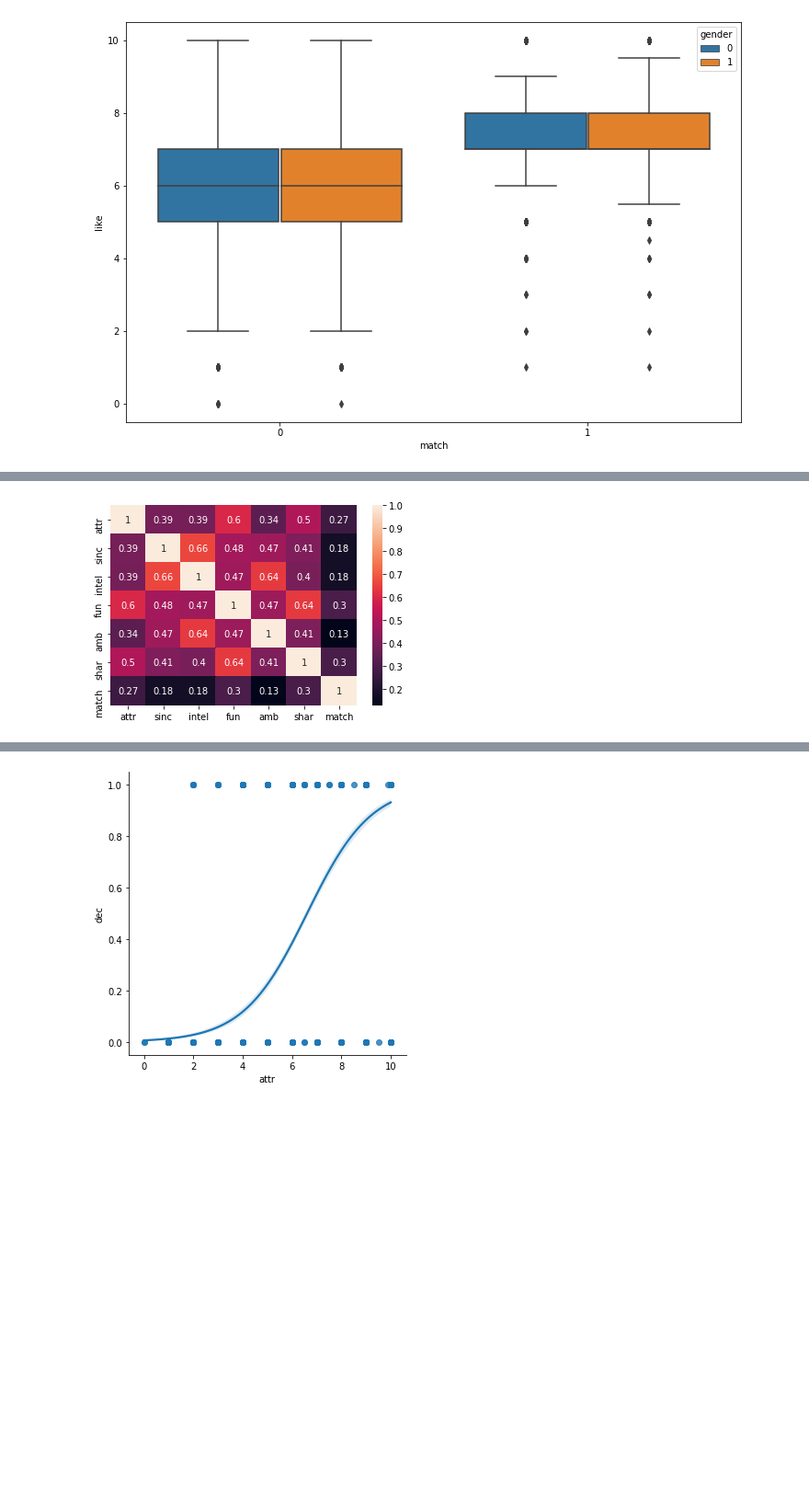
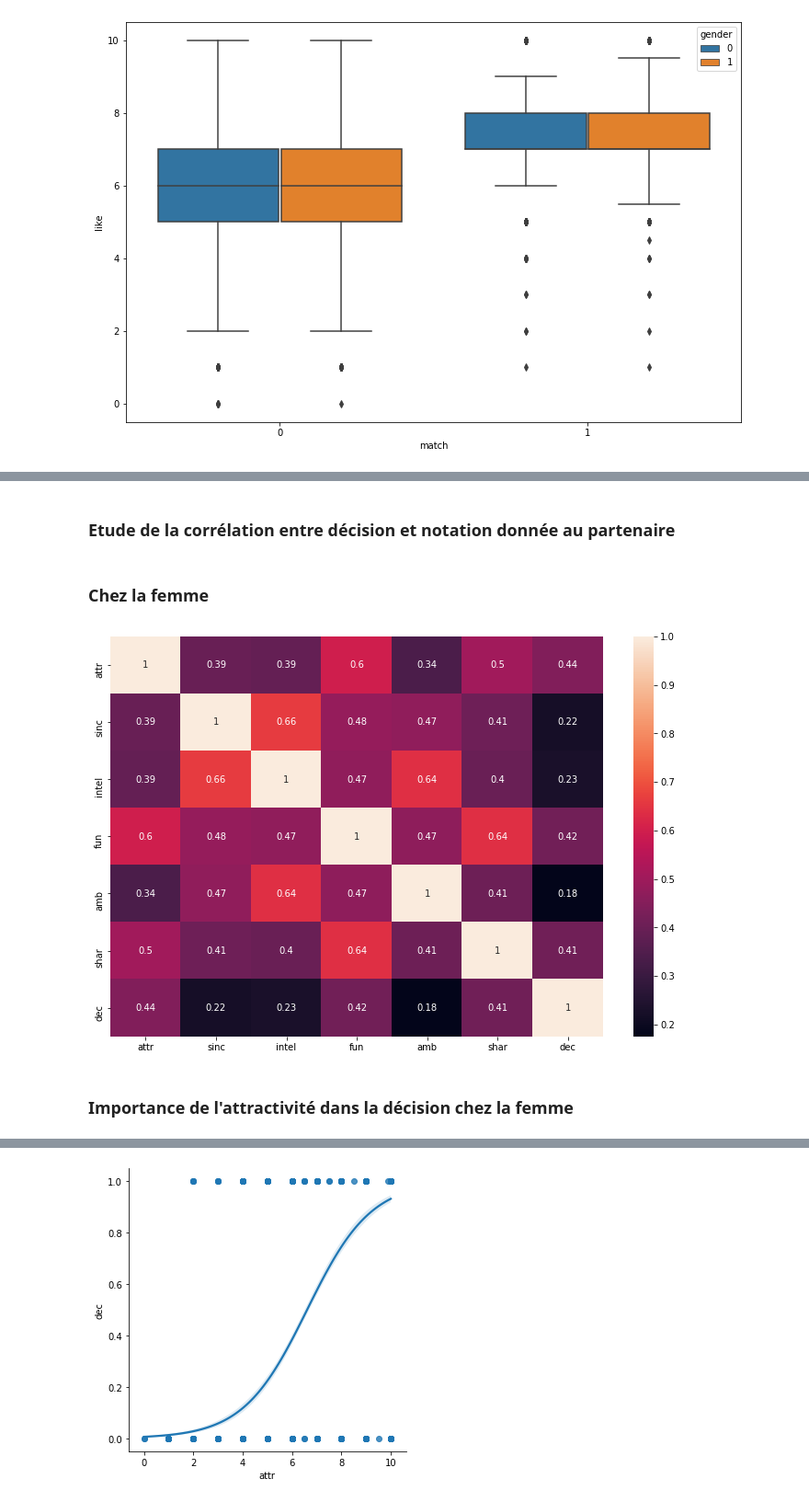
Before and after one commit to thefifthagreement/jedha-fs-s2-project, a Jupyter notebook: speed dating exploration.ipynb, the cells around one changed output, grey strips where cells are left out. Shown at 92% size. Drawn from its saved outputs; the diff is of its cells as text; code cells hidden in the pictures; blank space fills up the shorter version.

```diff
--- a/speed dating exploration.ipynb
+++ b/speed dating exploration.ipynb
@@ -22,11 +90,9 @@ speed_dating.columns[speed_dating.columns.str.startswith("int")]
 # %%
+# définition de l'individu
 self_attributes = [
     "gender", # Female 0, Male 1
     "age",
     "race",
-    "samerace",
-    "imprace",
-    "imprelig",
     "field",
     "sports",
     "tvsports",
@@ -46,16 +112,20 @@ self_attributes = [
     "shopping",
     "yoga"]
 
+# traits de caractère recherchés chez le partenaire
 self_importance_in_partner = [
     # importance in a partner
-    'amb1_1',
-    'attr1_1',
-    'fun1_1',
-    'intel1_1',
-    'shar1_1',
-    'sinc1_1'
+    'amb1_1', # ambition
+    'attr1_1', # attirance physique
+    'fun1_1', # humour
+    'intel1_1', # intelligence
+    'shar1_1', # intérêts communs
+    'sinc1_1', # sincérité
+    "imprace", # importance de l'appartenance ethnique
+    "imprelig" # importance des convictions religieuses
 ]
 
+# évaluation personnelle de des traits de caractère #1, celle retenue pour l'étude
 self_ratings_1 = [
     # self ratings
     'amb3_1',
@@ -65,6 +135,7 @@ self_ratings_1 = [
     'sinc3_1'
 ]
 
+# évaluation personnelle de des traits de caractère #2
 self_ratings_s = [
     'amb3_s',
     'attr3_s',
@@ -73,6 +144,7 @@ self_ratings_s = [
     'sinc3_s'
 ]
 
+# Notes attribuées au partenaire de la "date"
 self_partner_rating = [
     "attr",
     "sinc",
@@ -80,6 +152,7 @@ self_partner_rating = [
     "fun",
     "amb",
     "shar",
+    "samerace",
     "int_corr",
     "exphappy",
     "expnum",
@@ -90,6 +163,8 @@ self_partner_rating = [
     "dec"
 ]
 
+# Partenaire de la "date"
+# âge, appartenance ethnique et traits de caractère recherchés par le partenaire
 partner = [
     "age_o",
     "race_o",
@@ -101,6 +176,8 @@ partner = [
     "pf_o_amb", # ambitious
     "pf_o_sha", # shared interests
 ]
+
+# Notes attribuées par le partenaire de la "date"
 partner_ratings = [
     # ratings
     "attr_o",
@@ -112,7 +189,9 @@ partner_ratings = [
     "dec_o"
 ]
 
+# Match si les deux dec, dec_o sont vrais
 target = ["match"]
 
+# features retenues pour l'étude
 features = self_attributes + self_importance_in_partner + self_partner_rating + self_ratings_1 \
 + partner + partner_ratings + target
@@ -152,11 +275,16 @@ plt.show()
+# %% [markdown]
+### Etude de la corrélation entre décision et notation donnée au partenaire
+# %% [markdown]
+### Chez la femme
 # %%
 # quels sont les critères les plus importants pour une décision positive chez les femmes
 pref = self_partner_rating[:6]
-data = df.query("gender == 0")[pref + ["match"]]
-
+data = df.query("gender == 0")[pref + ["dec"]]
 corr = data.corr()
-
+plt.figure(figsize=(12, 8))
 sns.heatmap(corr, annot=True);
 # %% [output]
-[figure, old version]
+[figure, new version]
+# %% [markdown]
+### Importance de l'attractivité dans la décision chez la femme
 # %%
```
Also changed, not shown: parts of 55 cells of this notebook.
